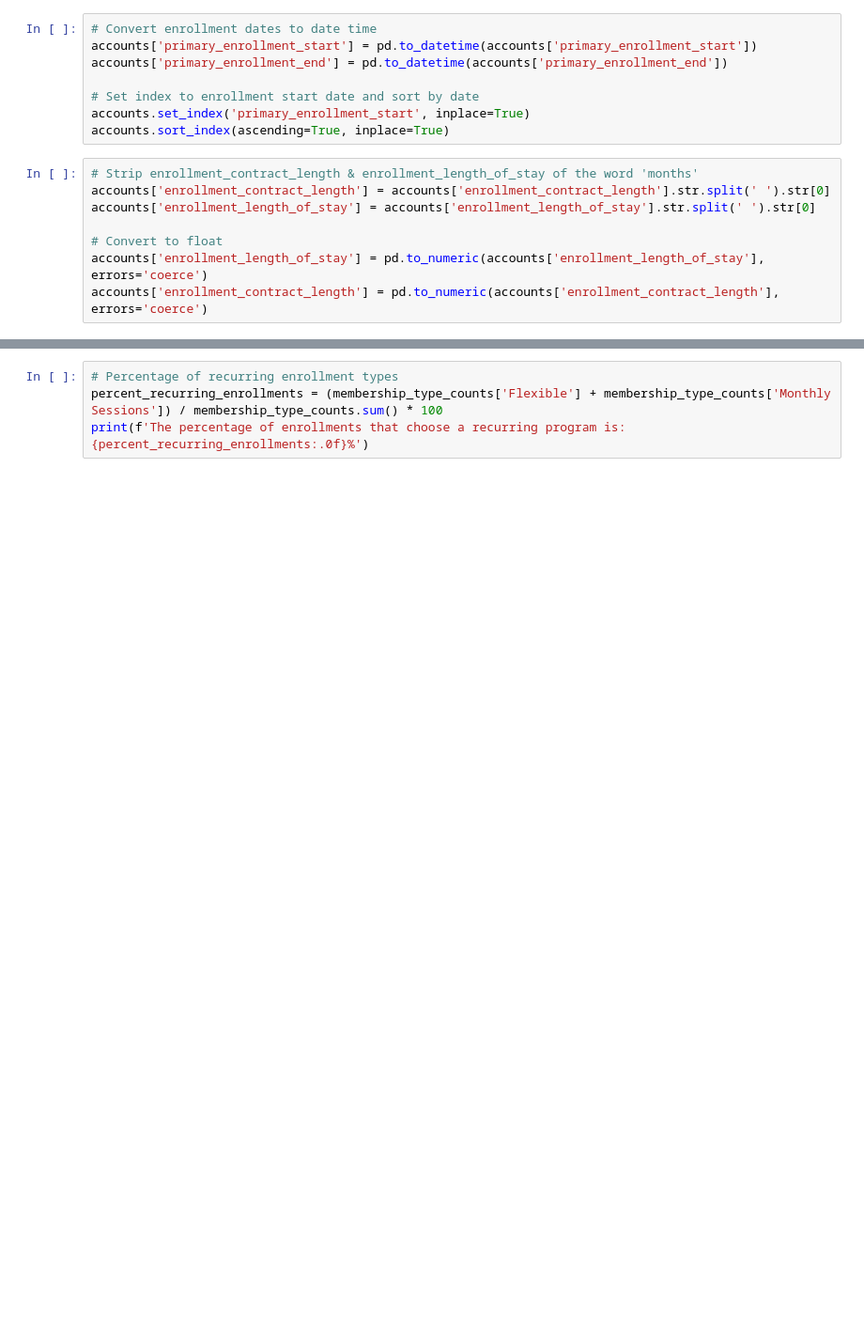
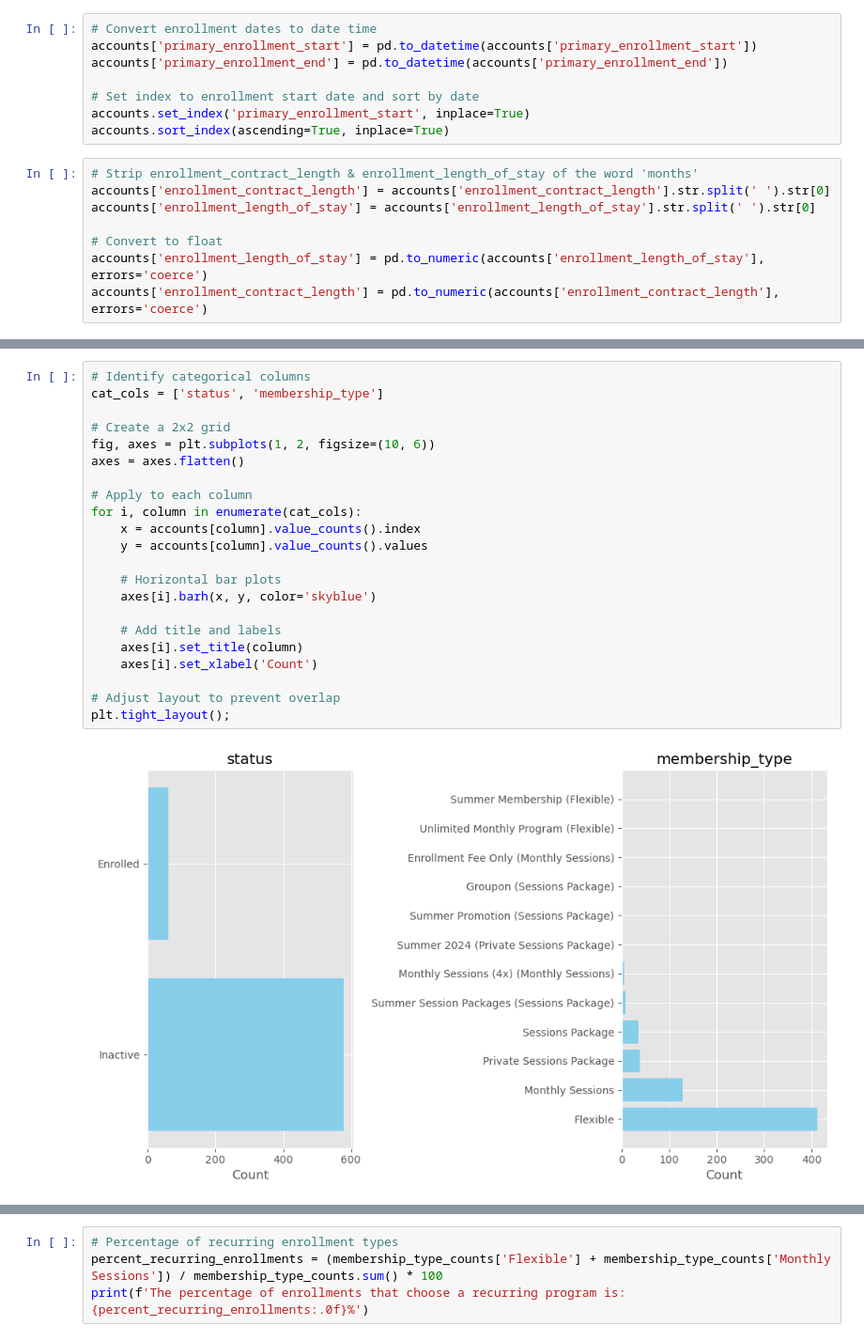
Before and after one commit to elijahlopez94/trends_in_supplemental_education_program, a Jupyter notebook: eda_notebook.ipynb, the cells around one changed output, grey strips where cells are left out. Shown at 94% size. Saved outputs shown, nothing was run; the diff lists cells and outputs as text; blank space fills up the shorter version.

Commit message:
Reordered notebook for analysis of accounts to be more logical and started annotations

```diff
--- a/eda_notebook.ipynb
+++ b/eda_notebook.ipynb
@@ -823,0 +876,24 @@ Name: count, dtype: int64
+# %%
+# Identify categorical columns
+cat_cols = ['status', 'membership_type']
+
+# Create a 2x2 grid
+fig, axes = plt.subplots(1, 2, figsize=(10, 6))
+axes = axes.flatten()
+
+# Apply to each column
+for i, column in enumerate(cat_cols):
+    x = accounts[column].value_counts().index
+    y = accounts[column].value_counts().values
+
+    # Horizontal bar plots
+    axes[i].barh(x, y, color='skyblue')
+
+    # Add title and labels
+    axes[i].set_title(column)
+    axes[i].set_xlabel('Count')
+
+# Adjust layout to prevent overlap
+plt.tight_layout();
+# %% [output]
+[figure, added]
```
Also changed, not shown: parts of 71 cells of this notebook.
